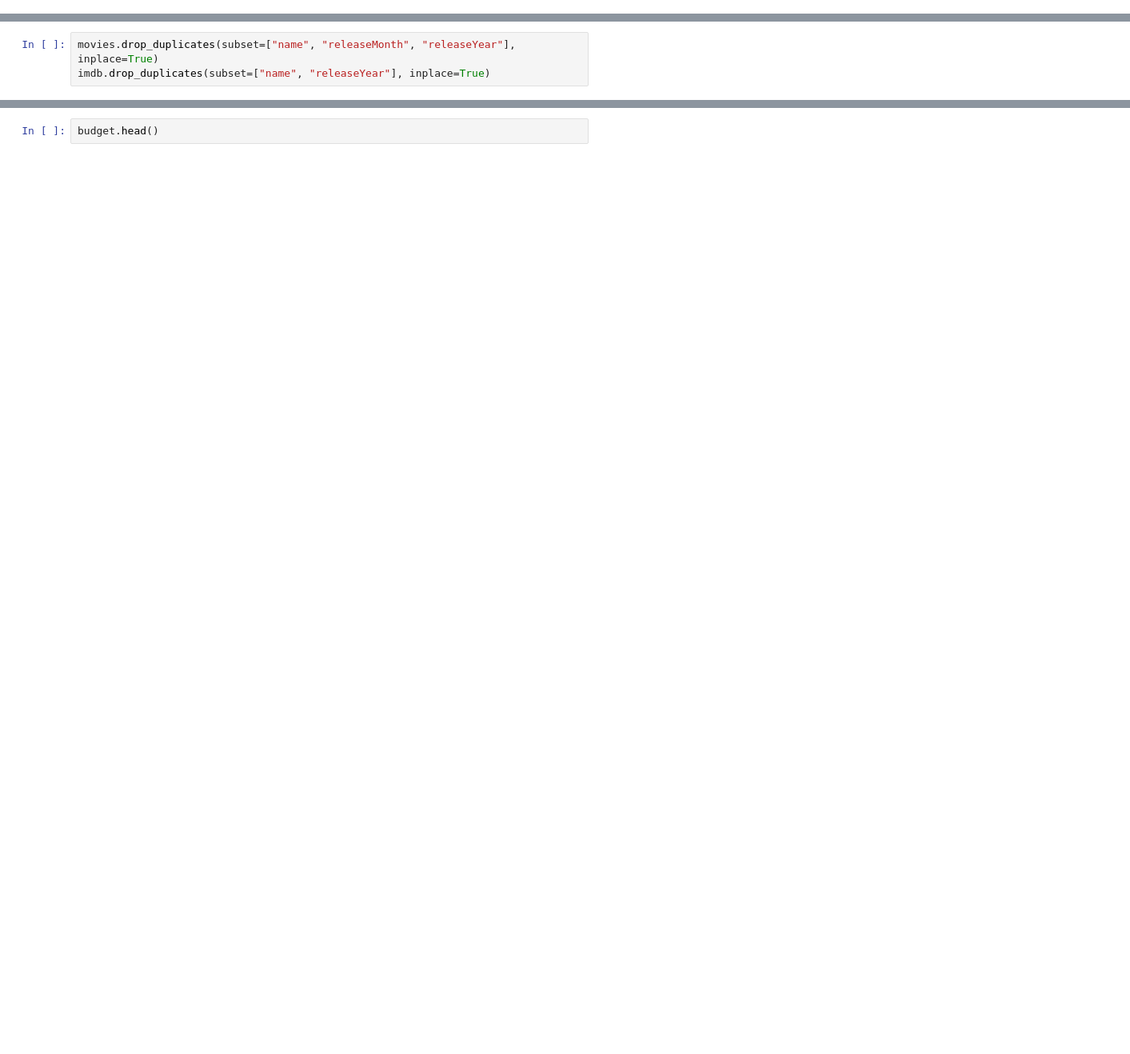
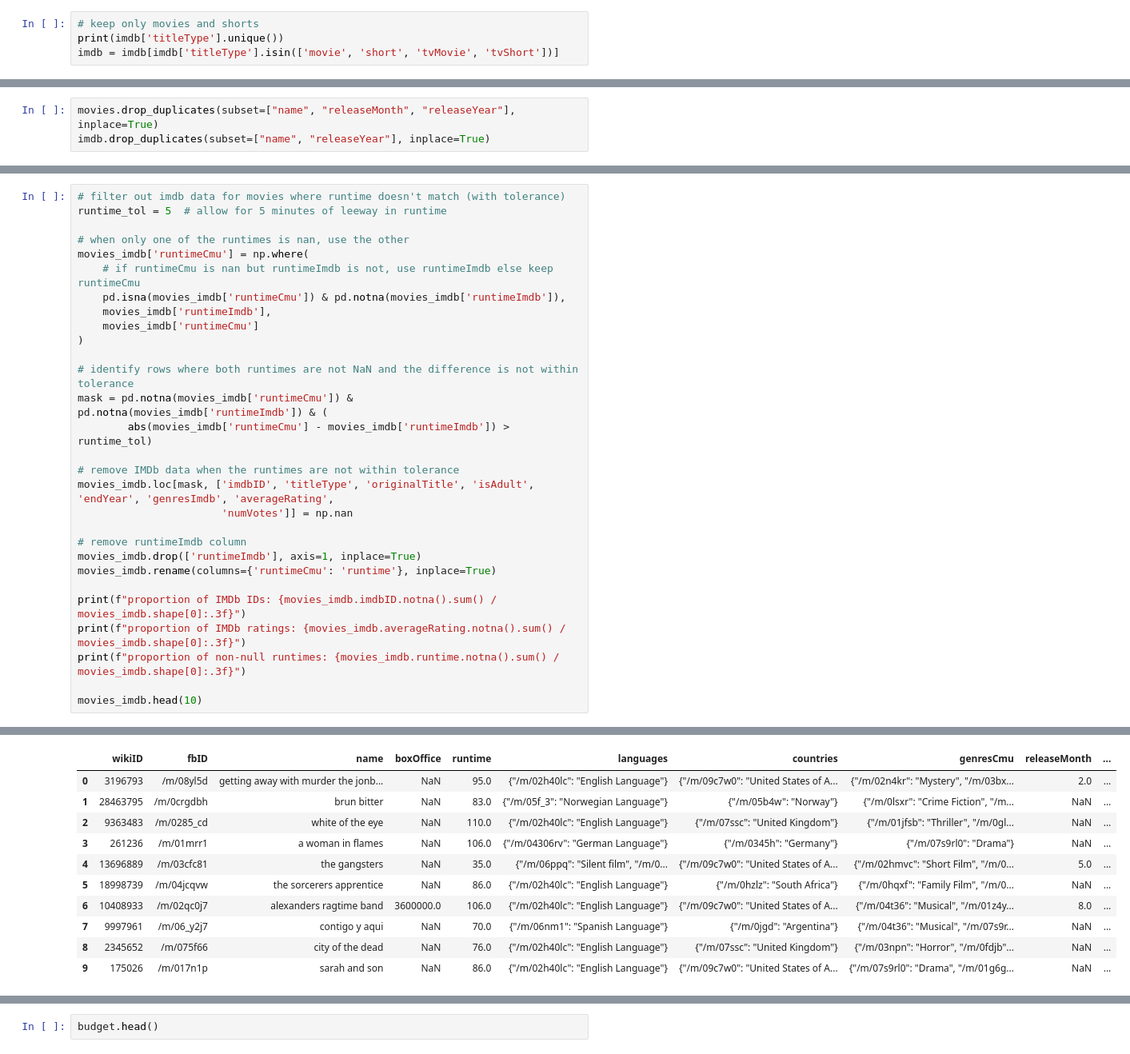
Before and after one commit to epfl-ada/ada-2023-project-lovelace, a Jupyter notebook: Code/clean.ipynb, the cells around one changed output, grey strips where cells are left out. Shown: that part at 80% size. Cells and saved outputs as stored; diff of their text form; blank space fills up the shorter version.

```diff
--- a/Code/clean.ipynb
+++ b/Code/clean.ipynb
@@ -66,3 +68,7 @@ movies["releaseYear"] = pd.to_datetime(
 ).dt.year
 
 movies.drop(columns=["releaseDate"], inplace=True)
+# %%
+# keep only movies and shorts
+print(imdb['titleType'].unique())
+imdb = imdb[imdb['titleType'].isin(['movie', 'short', 'tvMovie', 'tvShort'])]
@@ -81,0 +206,30 @@ movies_imdb = pd.merge(
+# %%
+# filter out imdb data for movies where runtime doesn't match (with tolerance)
+runtime_tol = 5  # allow for 5 minutes of leeway in runtime
+
+# when only one of the runtimes is nan, use the other
+movies_imdb['runtimeCmu'] = np.where(
+    # if runtimeCmu is nan but runtimeImdb is not, use runtimeImdb else keep runtimeCmu
+    pd.isna(movies_imdb['runtimeCmu']) & pd.notna(movies_imdb['runtimeImdb']),
+    movies_imdb['runtimeImdb'],
+    movies_imdb['runtimeCmu']
+)
+
+# identify rows where both runtimes are not NaN and the difference is not within tolerance
+mask = pd.notna(movies_imdb['runtimeCmu']) & pd.notna(movies_imdb['runtimeImdb']) & (
+        abs(movies_imdb['runtimeCmu'] - movies_imdb['runtimeImdb']) > runtime_tol)
+
+# remove IMDb data when the runtimes are not within tolerance
+movies_imdb.loc[mask, ['imdbID', 'titleType', 'originalTitle', 'isAdult', 'endYear', 'genresImdb', 'averageRating',
+                       'numVotes']] = np.nan
+
+# remove runtimeImdb column
+movies_imdb.drop(['runtimeImdb'], axis=1, inplace=True)
+movies_imdb.rename(columns={'runtimeCmu': 'runtime'}, inplace=True)
+
+print(f"proportion of IMDb IDs: {movies_imdb.imdbID.notna().sum() / movies_imdb.shape[0]:.3f}")
+print(f"proportion of IMDb ratings: {movies_imdb.averageRating.notna().sum() / movies_imdb.shape[0]:.3f}")
+print(f"proportion of non-null runtimes: {movies_imdb.runtime.notna().sum() / movies_imdb.shape[0]:.3f}")
+
+movies_imdb.head(10)
+# %% [output]
@@ -81,0 +239,11 @@ movies_imdb = pd.merge(
+|  | wikiID | fbID | name | boxOffice | runtime | languages | countries | genresCmu | releaseMonth | ... |
+| 0 | 3196793 | /m/08yl5d | getting away with murder the jonb... | NaN | 95.0 | {"/m/02h40lc": "English Language"} | {"/m/09c7w0": "United States of A... | {"/m/02n4kr": "Mystery", "/m/03bx... | 2.0 | ... |
+| 1 | 28463795 | /m/0crgdbh | brun bitter | NaN | 83.0 | {"/m/05f_3": "Norwegian Language"} | {"/m/05b4w": "Norway"} | {"/m/0lsxr": "Crime Fiction", "/m... | NaN | ... |
+| 2 | 9363483 | /m/0285_cd | white of the eye | NaN | 110.0 | {"/m/02h40lc": "English Language"} | {"/m/07ssc": "United Kingdom"} | {"/m/01jfsb": "Thriller", "/m/0gl... | NaN | ... |
+| 3 | 261236 | /m/01mrr1 | a woman in flames | NaN | 106.0 | {"/m/04306rv": "German Language"} | {"/m/0345h": "Germany"} | {"/m/07s9rl0": "Drama"} | NaN | ... |
+| 4 | 13696889 | /m/03cfc81 | the gangsters | NaN | 35.0 | {"/m/06ppq": "Silent film", "/m/0... | {"/m/09c7w0": "United States of A... | {"/m/02hmvc": "Short Film", "/m/0... | 5.0 | ... |
+| 5 | 18998739 | /m/04jcqvw | the sorcerers apprentice | NaN | 86.0 | {"/m/02h40lc": "English Language"} | {"/m/0hzlz": "South Africa"} | {"/m/0hqxf": "Family Film", "/m/0... | NaN | ... |
+| 6 | 10408933 | /m/02qc0j7 | alexanders ragtime band | 3600000.0 | 106.0 | {"/m/02h40lc": "English Language"} | {"/m/09c7w0": "United States of A... | {"/m/04t36": "Musical", "/m/01z4y... | 8.0 | ... |
+| 7 | 9997961 | /m/06_y2j7 | contigo y aqui | NaN | 70.0 | {"/m/06nm1": "Spanish Language"} | {"/m/0jgd": "Argentina"} | {"/m/04t36": "Musical", "/m/07s9r... | NaN | ... |
+| 8 | 2345652 | /m/075f66 | city of the dead | NaN | 76.0 | {"/m/02h40lc": "English Language"} | {"/m/07ssc": "United Kingdom"} | {"/m/03npn": "Horror", "/m/0fdjb"... | NaN | ... |
+| 9 | 175026 | /m/017n1p | sarah and son | NaN | 86.0 | {"/m/02h40lc": "English Language"} | {"/m/09c7w0": "United States of A... | {"/m/07s9rl0": "Drama", "/m/01g6g... | NaN | ... |
```
Also changed, not shown: parts of 19 cells of this notebook.
